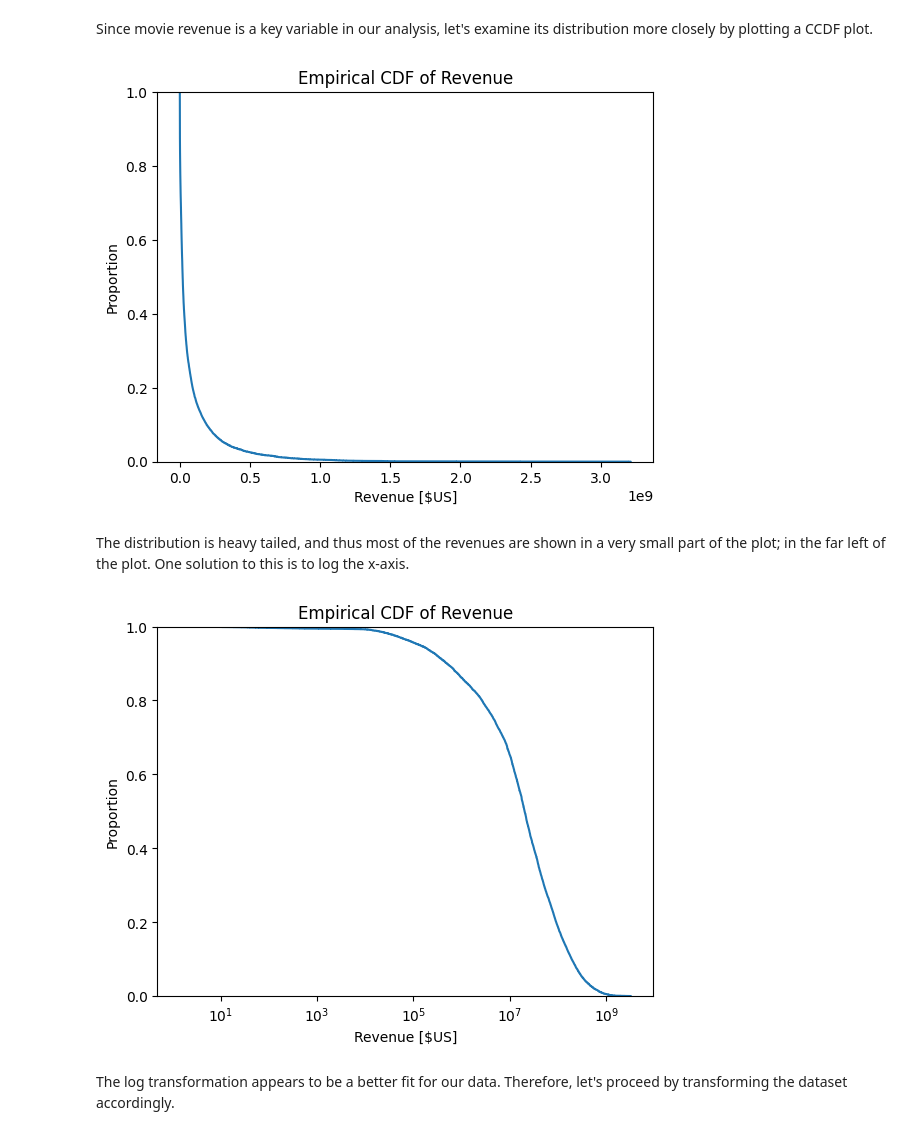
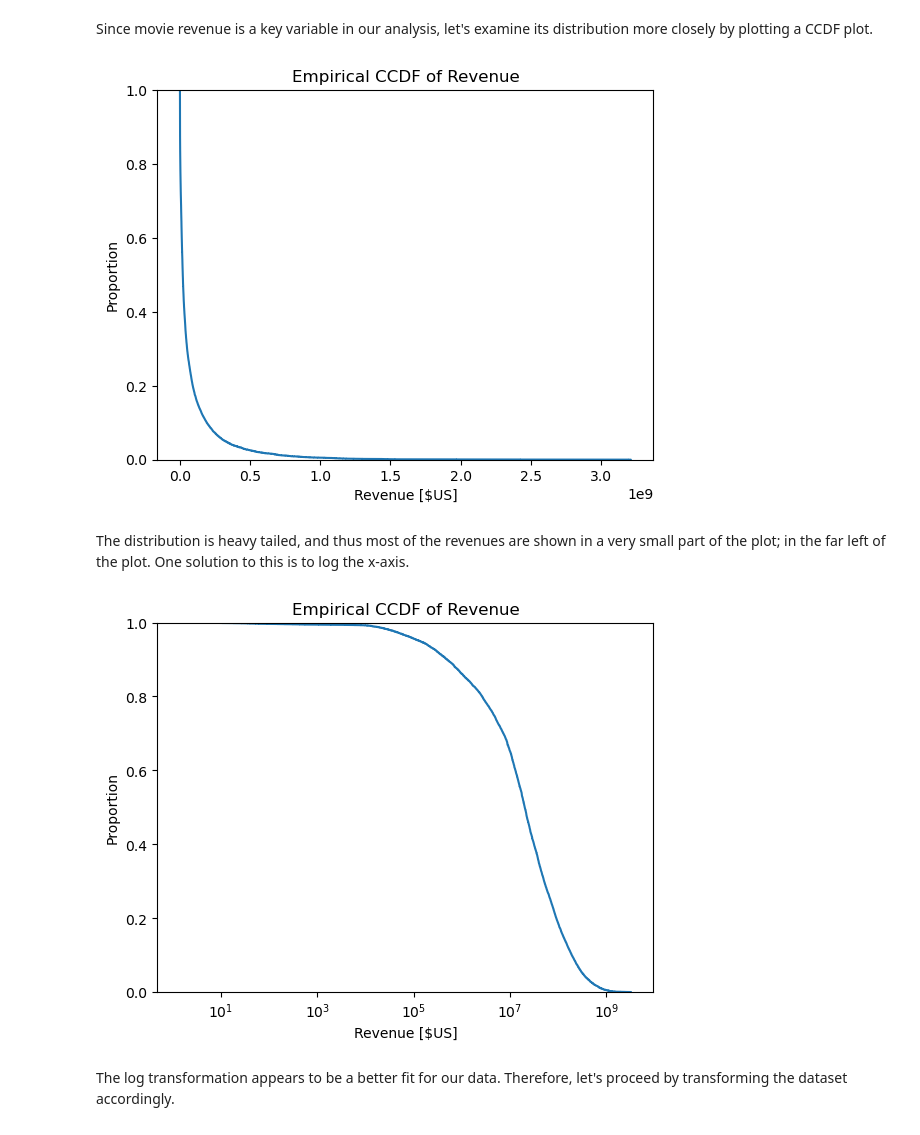
Before and after one commit to epfl-ada/ada-2023-project-team0110, a Jupyter notebook: milestone_3_final.ipynb, the cells around one changed output. Drawn from its saved outputs; the diff is of its cells as text; code cells hidden in the pictures.

```diff
--- a/milestone_3_final.ipynb
+++ b/milestone_3_final.ipynb
@@ -111,21 +142,21 @@ Since movie revenue is a key variable in our analysis, let's examine its distrib
 # %%
 revenue = adaptation_df['movie_revenue'].dropna()
 sns.ecdfplot(revenue, complementary=True)
 plt.xlabel('Revenue [$US]')
-plt.title('Empirical CDF of Revenue')
+plt.title('Empirical CCDF of Revenue')
 plt.show()
 # %% [output]
-[figure, old version]
+[figure, new version]
 # %% [markdown]
 The distribution is heavy tailed, and thus most of the revenues are shown in a very small part of the plot; in the far left of the plot. One solution to this is to log the x-axis.
 # %%
 sns.ecdfplot(revenue, complementary=True)
 plt.xscale('log')
 plt.xlabel('Revenue [$US]')
-plt.title('Empirical CDF of Revenue')
+plt.title('Empirical CCDF of Revenue')
 plt.show()
 # %% [output]
-[figure, old version]
+[figure, new version]
 # %% [markdown]
 The log transformation appears to be a better fit for our data. Therefore, let's proceed by transforming the dataset accordingly.
 # %%
```
Also changed, not shown: parts of 24 cells of this notebook, 8 other files.
